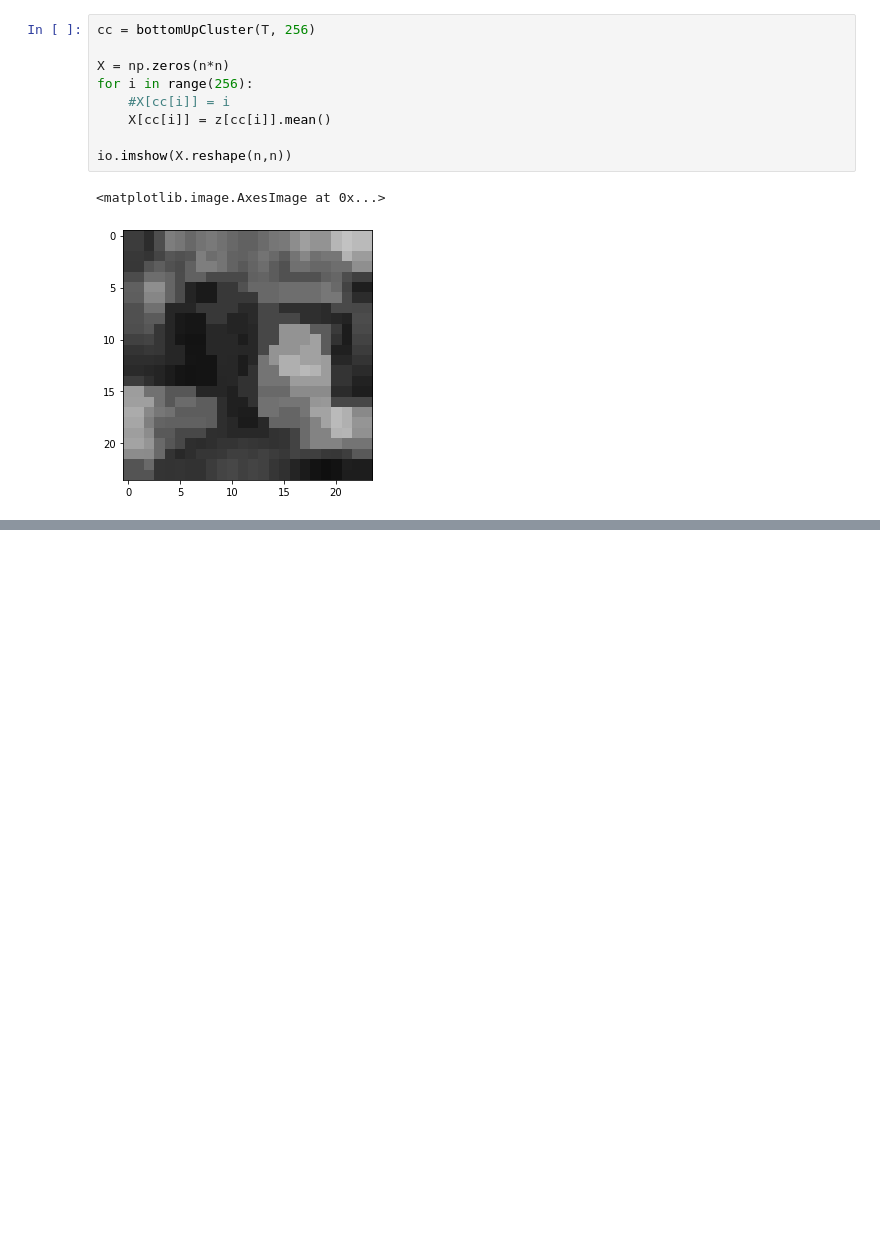
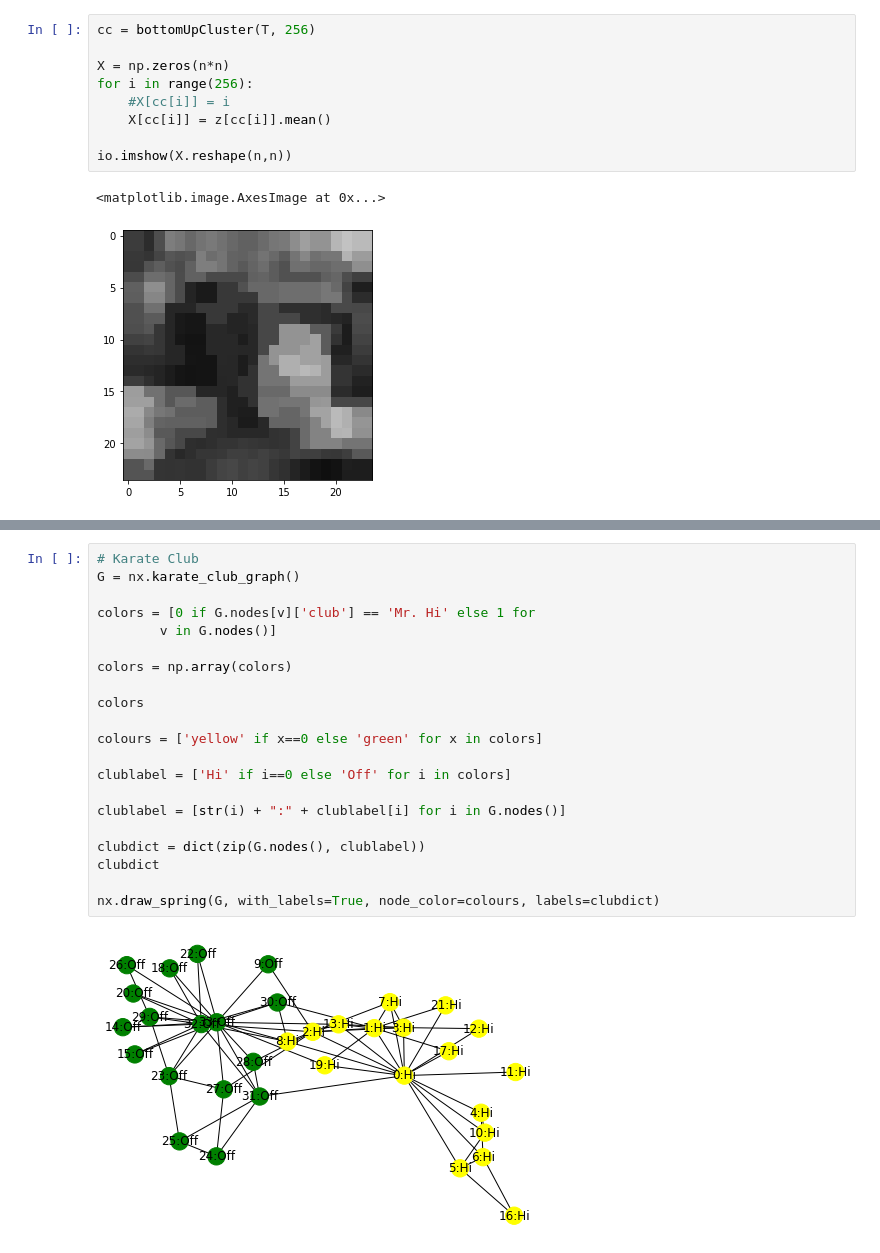
Before and after one commit to zelhar/baproject, a Jupyter notebook: ba/exploration_of_propagation_in_small_graphs.ipynb, the cells around one changed output, grey strips where cells are left out. Drawn from its saved outputs; the diff is of its cells as text; blank space fills up the shorter version.

```diff
--- a/ba/exploration_of_propagation_in_small_graphs.ipynb
+++ b/ba/exploration_of_propagation_in_small_graphs.ipynb
@@ -521,0 +527,23 @@ io.imshow(X.reshape(n,n))
+# %%
+# Karate Club
+G = nx.karate_club_graph()
+
+colors = [0 if G.nodes[v]['club'] == 'Mr. Hi' else 1 for
+        v in G.nodes()]
+
+colors = np.array(colors)
+
+colors
+
+colours = ['yellow' if x==0 else 'green' for x in colors]
+
+clublabel = ['Hi' if i==0 else 'Off' for i in colors]
+
+clublabel = [str(i) + ":" + clublabel[i] for i in G.nodes()]
+
+clubdict = dict(zip(G.nodes(), clublabel))
+clubdict
+
+nx.draw_spring(G, with_labels=True, node_color=colours, labels=clubdict)
+# %% [output]
+[figure, added]
```
Also changed, not shown: parts of 33 cells of this notebook, 5 other files.
